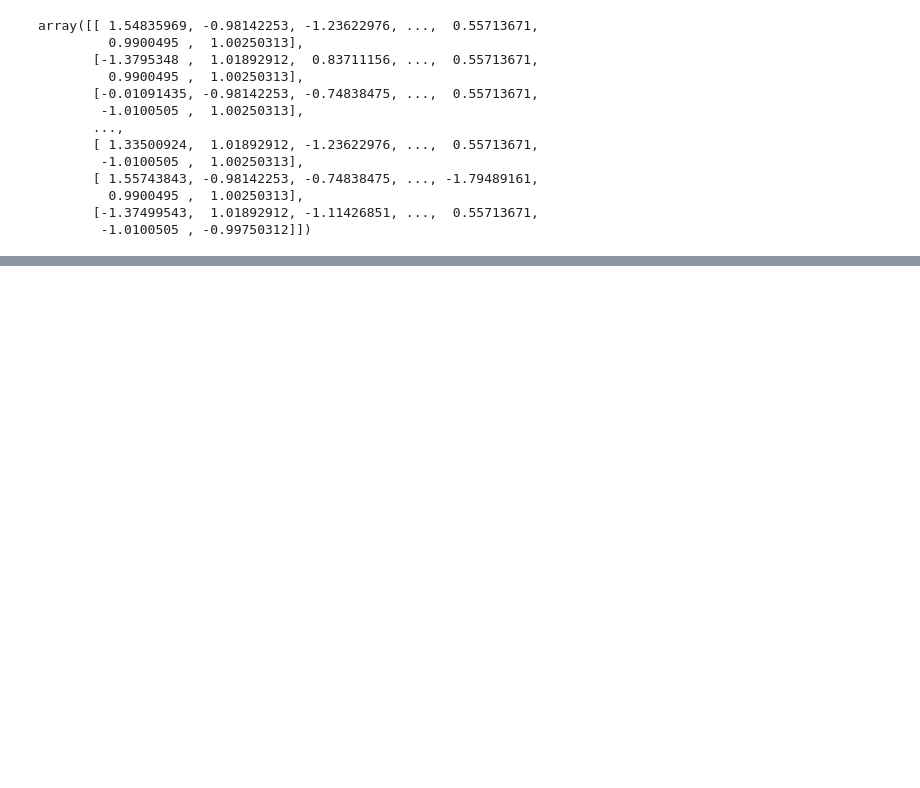
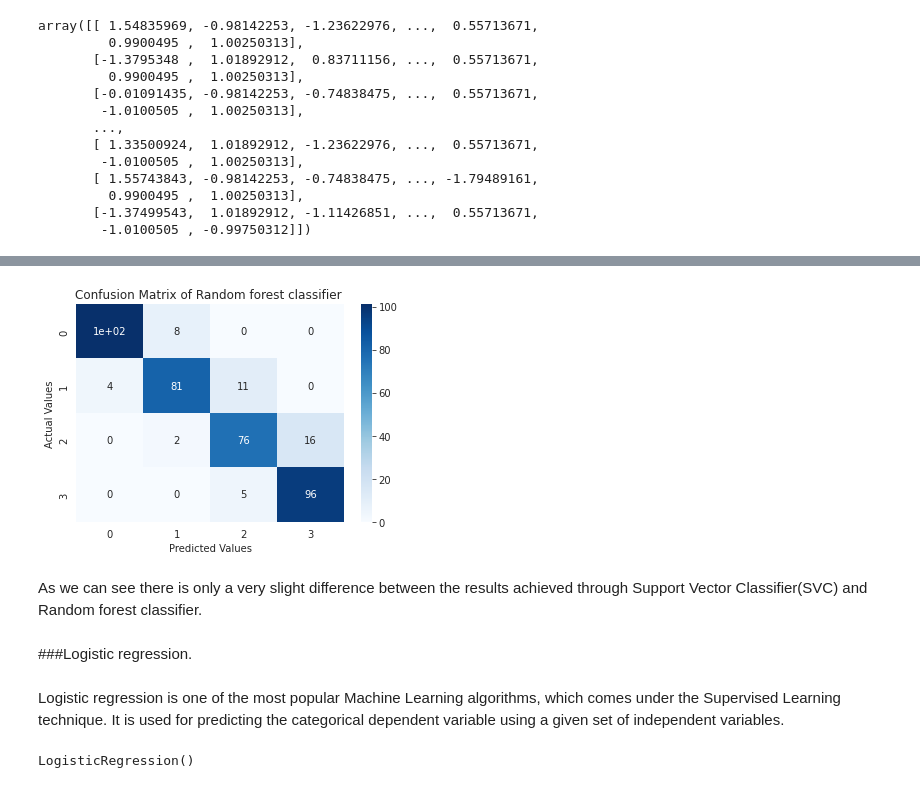
Before and after one commit to Amankr351/Mobile-Price-Range-Prediction, a Jupyter notebook: Mobile_Price_Range_Prediction.ipynb, the cells around one changed output, grey strips where cells are left out. Saved outputs shown, nothing was run; the diff lists cells and outputs as text; code cells hidden in the pictures; blank space fills up the shorter version.

```diff
--- a/Mobile_Price_Range_Prediction.ipynb
+++ b/Mobile_Price_Range_Prediction.ipynb
@@ -474,0 +475,4 @@ plt.show()
+# %%
+#Predicting the value of the dependent variable for test dataset
+pred_rfc = rfc_model.predict(X_test)
+pred_rfc
@@ -474,0 +518,22 @@ plt.show()
+# %%
+#Confusion Matrix of Random forest classifier
+cf_matrix_rfc = confusion_matrix(pred_rfc,Y_test)
+sns.heatmap(cf_matrix_rfc, annot=True, cmap='Blues')
+plt.title("Confusion Matrix of Random forest classifier ")
+plt.xlabel('Predicted Values')
+plt.ylabel('Actual Values')
+plt.show()
+# %% [output]
+[figure, added]
+# %% [markdown]
+As we can see there is only a very slight difference between the results achieved through Support Vector Classifier(SVC) and Random forest classifier.
+# %% [markdown]
+###Logistic regression.
+# %% [markdown]
+Logistic regression is one of the most popular Machine Learning algorithms, which comes under the Supervised Learning technique. It is used for predicting the categorical dependent variable using a given set of independent variables.
+# %%
+#Training the logistic regression model
+lr_model=LogisticRegression()
+lr_model.fit(X_train,Y_train)
+# %% [output]
+LogisticRegression()
```
Also changed, not shown: parts of 113 cells of this notebook.
